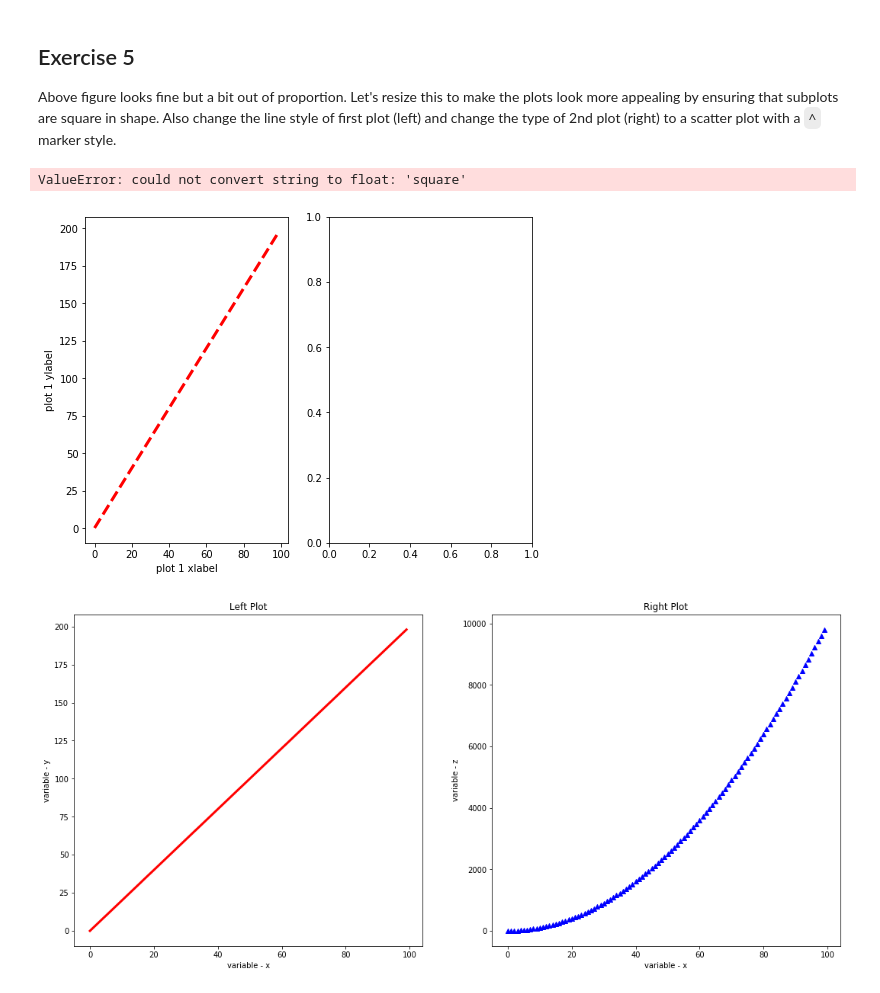
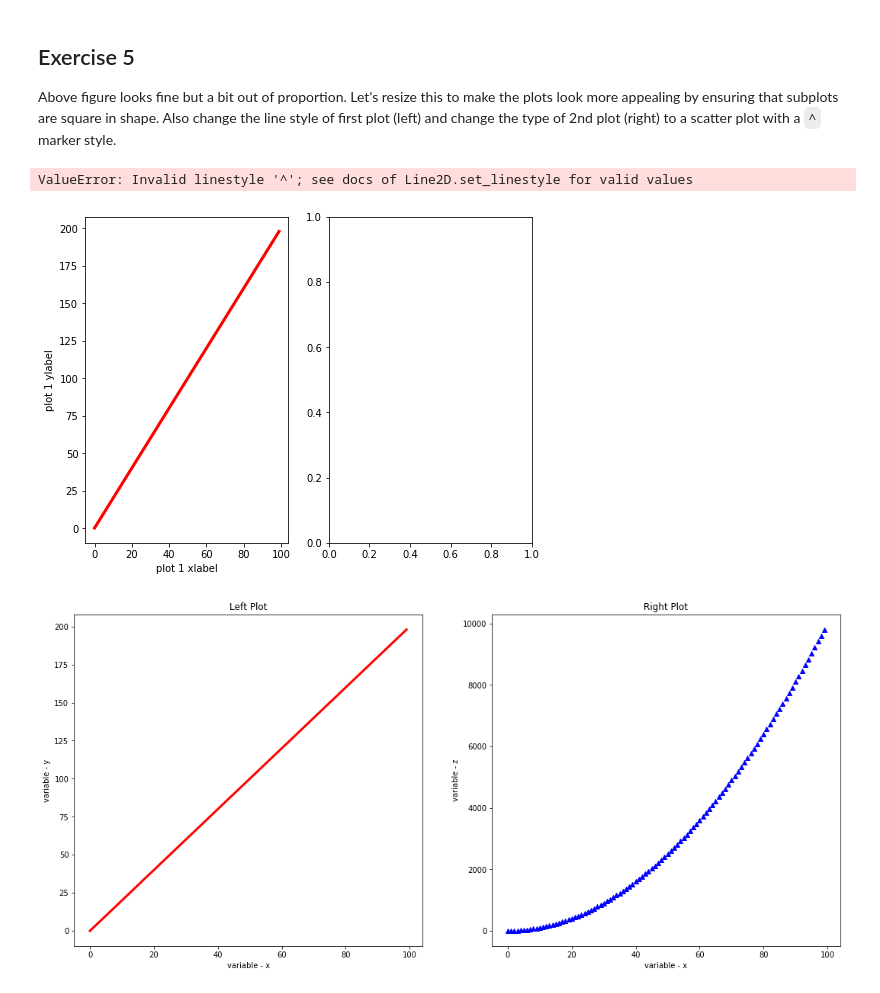
Before and after one commit to Patrickbfuller/dsc-1-03-13-customizing-visualizations-with-matplotlib-lab-seattle-ds-career-040119, a Jupyter notebook: index.ipynb, the cells around one changed output. Drawn from its saved outputs; the diff is of its cells as text; code cells hidden in the pictures.

```diff
--- a/index.ipynb
+++ b/index.ipynb
@@ -179,25 +179,27 @@ fig4 = plt.figure(figsize=(8,6))
 
 Above figure looks fine but a bit out of proportion. Let's resize this to make the plots look more appealing by ensuring that subplots are square in shape. Also change the line style of first plot (left) and change the type of 2nd plot (right) to a scatter plot with a `^` marker style.
 # %%
-fig4 = plt.figure(figsize=(8,6))
+fig4 = plt.figure(figsize=(12,6))
 
 ax1 = fig4.add_subplot(121)  #creating plot fig with 1 row 2 cols and selecting the first
 ax2 = fig4.add_subplot(122)
 
 ax1.plot(x,y, linewidth = 3, linestyle = '-', color = 'red')
 ax1.set_xlabel('plot 1 xlabel')
 ax1.set_ylabel('plot 1 ylabel')
 ax1.set_label('this is plot 1')
-ax1.set_aspect('square')
+# ax1.set_aspect('square')
 
 ax2.plot(x,z, linewidth= 5, linestyle = '^', color = 'blue')
 ax2.set_xlabel('plot 2 xlabel')
 ax2.set_ylabel('plot 2 ylabel')
 ax2.set_label('this is plot 2')
 ax2.set_title('TITLS WOOT')
+
+plt.tight_layout
 # %% [output]
-ValueError: could not convert string to float: 'square'
+ValueError: Invalid linestyle '^'; see docs of Line2D.set_linestyle for valid values
-[figure, old version]
+[figure, new version]
 # %%
 # %% [output]
 [figure]
```
